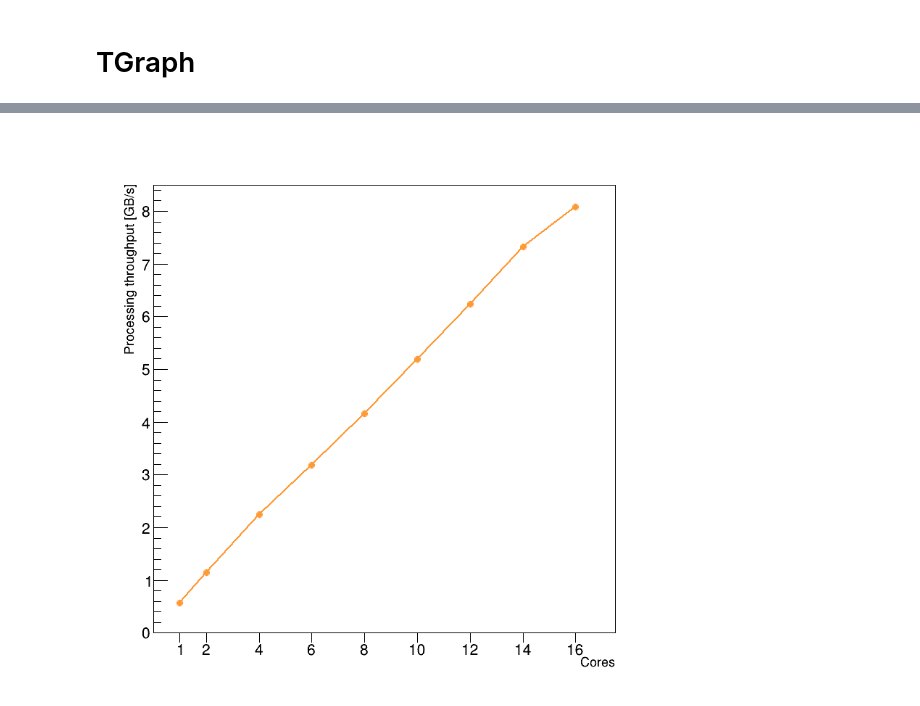
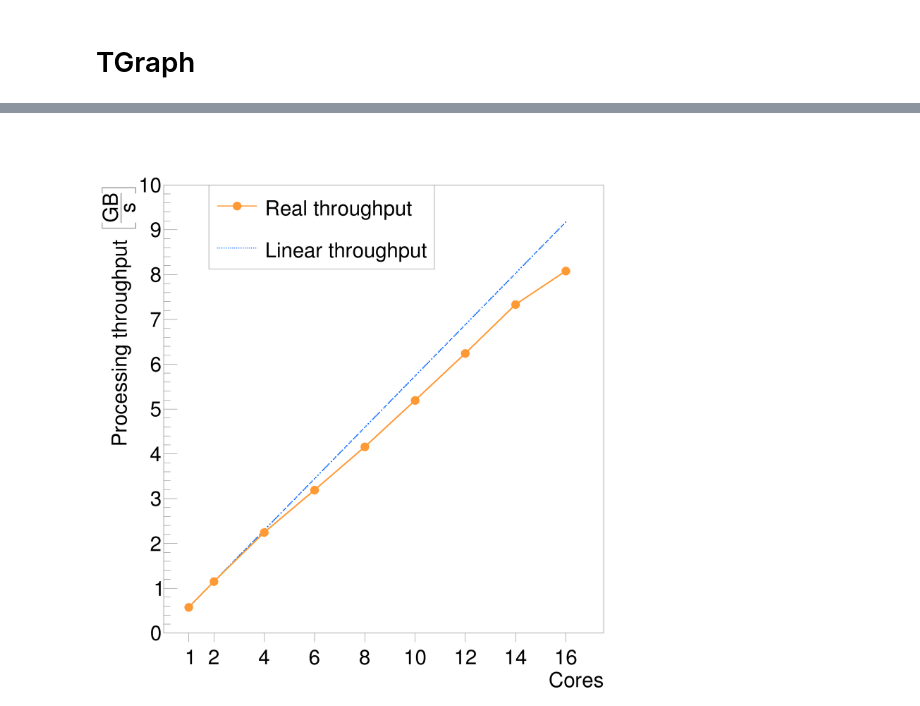
Before and after one commit to vepadulano/rdf-rntuple-daos-tests, a Jupyter notebook: delphi-cluster/lhcb-analysis/singlenode/distrdf-dask/daos_throughput_singlenode_200x_hl-d101_dask.ipynb, the cells around one changed output, grey strips where cells are left out. Saved outputs shown, nothing was run; the diff lists cells and outputs as text; code cells hidden in the pictures.

Commit message:
Updates to notebooks and images

```diff
--- a/delphi-cluster/lhcb-analysis/singlenode/distrdf-dask/daos_throughput_singlenode_200x_hl-d101_dask.ipynb
+++ b/delphi-cluster/lhcb-analysis/singlenode/distrdf-dask/daos_throughput_singlenode_200x_hl-d101_dask.ipynb
@@ -162,46 +162,53 @@ pyplot.ylabel("Read Throughput [GB/s]")
 # %% [markdown]
 # TGraph
 # %%
-runtimegraph = ROOT.TGraph(len(timesdf["cores"]), numpy.array(timesdf["cores"], dtype=float), numpy.array(timesdf["throughput_GB_s"], dtype=float))
+initialthroughput = timesdf["throughput_GB_s"][0]
+linthroughput = numpy.array(timesdf["cores"], dtype=float)
+linthroughput = linthroughput * initialthroughput
 
-width = 800
-height = 800
+lineargraph = ROOT.TGraph(len(timesdf["cores"]),
+                          numpy.array(timesdf["cores"], dtype=float),
+                          linthroughput)
+
+realgraph = ROOT.TGraph(len(timesdf["cores"]),
+                        numpy.array(timesdf["cores"], dtype=float),
+                        numpy.array(timesdf["throughput_GB_s"], dtype=float))
+
+width = 3200
+height = 3200
 d = ROOT.TCanvas("d", "", width, height)
+d.SetLeftMargin(0.12)
 
-runtimegraph.SetTitle("")
+lineargraph.SetTitle("")
 
-runtimegraph.GetXaxis().SetTitle("Cores")
-runtimegraph.GetXaxis().SetTitleSize(0.025)
-runtimegraph.GetXaxis().SetTitleOffset(1.3)
-runtimegraph.GetXaxis().SetLabelSize(0)
-runtimegraph.GetXaxis().SetTickLength(0)
+lineargraph.GetXaxis().SetTitle("Cores")
+lineargraph.GetXaxis().SetTitleSize(0.04)
+lineargraph.GetXaxis().SetTitleOffset(1.3)
+lineargraph.GetXaxis().SetLabelSize(0)
+lineargraph.GetXaxis().SetTickLength(0)
 
-runtimegraph.GetYaxis().SetTitle("Processing throughput [GB/s]")
-runtimegraph.GetYaxis().SetLabelSize(0.03)
-runtimegraph.GetYaxis().SetTitleSize(0.025)
-runtimegraph.GetYaxis().SetRangeUser(0, 8.5)
+lineargraph.GetYaxis().SetTitle("Processing throughput #left[#frac{GB}{s}#right]")
+lineargraph.GetYaxis().SetLabelSize(0.04)
+lineargraph.GetYaxis().SetTitleSize(0.04)
+lineargraph.GetYaxis().SetRangeUser(0, 10)
 
-runtimegraph.SetMarkerStyle(20)
-runtimegraph.SetMarkerSize(1)
-runtimegraph.SetMarkerColor(ROOT.kOrange+1)
+lineargraph.SetLineStyle(ROOT.kDashDotted)
+# Line color also decides error bar color somehow
+lineargraph.SetLineColorAlpha(ROOT.kAzure-3,1)
+lineargraph.SetLineWidth(6)
+lineargraph.Draw("APL")
 
-runtimegraph.SetLineStyle(ROOT.kSolid)
-# Line color also decides error bar color somehow
-runtimegraph.SetLineColorAlpha(ROOT.kOrange+1,1)
-runtimegraph.SetLineWidth(2)
-runtimegraph.Draw("APL")
-
-ymin = runtimegraph.GetHistogram().GetMinimum()
-ymax = runtimegraph.GetHistogram().GetMaximum()
+ymin = lineargraph.GetHistogram().GetMinimum()
+ymax = lineargraph.GetHistogram().GetMaximum()
 
 dy = ymax - ymin
 labels = []
 ticks = []
 
 for i in range(len(timesdf["cores"])):
-    x = runtimegraph.GetPointX(i)
-    t = ROOT.TLatex(x, ymin - 0.05 * dy, str(int(x)))
-    t.SetTextSize(0.03)
+    x = lineargraph.GetPointX(i)
+    t = ROOT.TLatex(x - 0.01, ymin - 0.07 * dy, str(int(x)))
+    t.SetTextSize(0.04)
     t.SetTextFont(42)
     t.SetTextAlign(21)
     t.Draw()
@@ -210,6 +217,27 @@ for i in range(len(timesdf["cores"])):
     l.Draw()
     ticks.append(l)
 
+realgraph.SetMarkerStyle(20)
+realgraph.SetMarkerSize(6)
+realgraph.SetMarkerColor(ROOT.kOrange+1)
+
+realgraph.SetLineColorAlpha(ROOT.kOrange+1,1)
+realgraph.SetLineWidth(6)
+
+realgraph.Draw("SAME PL")
+
+#l = ROOT.TLine(0, 19.5, 17.5, 19.5)
+#l.SetLineWidth(6)
+#l.SetLineColor(ROOT.kRed+2)
+#l.Draw()
+
+legend = ROOT.TLegend(0.2,0.75,0.6,0.9)
+legend.AddEntry(realgraph, "Real throughput")
+legend.AddEntry(lineargraph, "Linear throughput", "L")
+#legend.AddEntry(l, "Nominal DAOS bandwidth")
+legend.Draw()
+ROOT.gStyle.SetLegendTextSize(0.04)
+
 d.Draw()
 d.SaveAs("distrdf_lhcb_singlenode_processingthroughput.png")
 # %% [output]
@@ -217,5 +244,5 @@ Warning in <TCanvas::Constructor>: Deleting canvas with same name: d
 Info in <TCanvas::Print>: png file distrdf_lhcb_singlenode_processingthroughput.png has been created
-[figure, old version]
+[figure, new version]
 # %%
 speedupgraph = ROOT.TGraph(len(timesdf["cores"]), numpy.array(timesdf["cores"], dtype=float), numpy.array(timesdf["throughputspeedup"], dtype=float))
 idealspeedupgraph = ROOT.TGraph(len(timesdf["cores"]), numpy.array(timesdf["cores"], dtype=float), numpy.array(timesdf["cores"], dtype=float))
```
Also changed, not shown: parts of 4 cells of this notebook, 15 other files.
